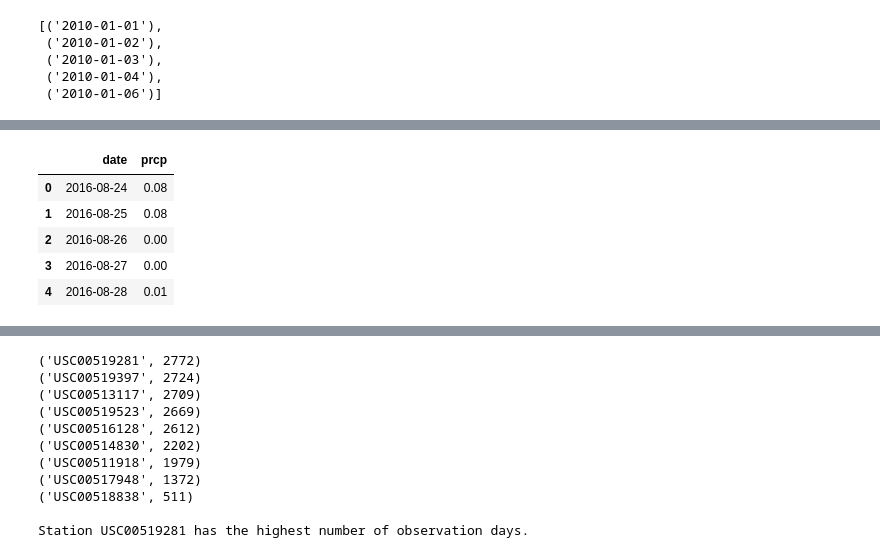
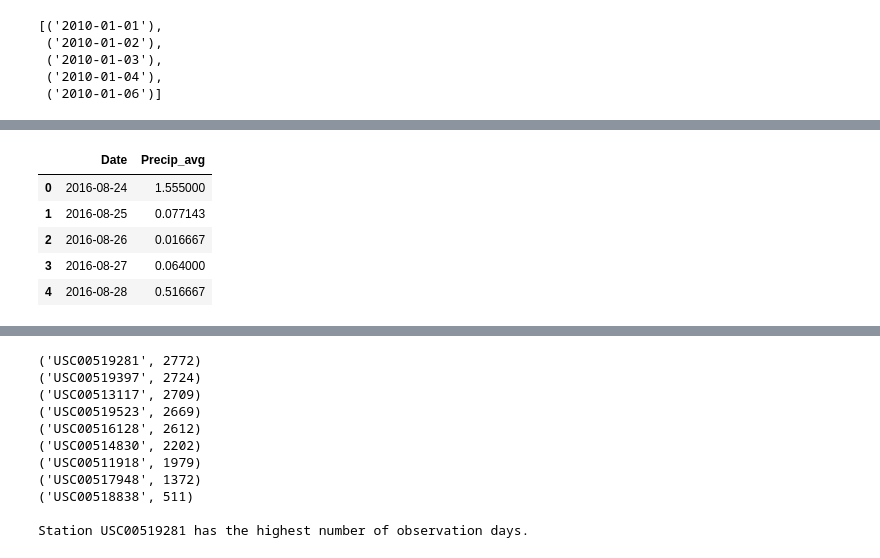
Before and after one commit to saguaroland1939/sqlalchemy-challenge, a Jupyter notebook: Vacation_forecast.ipynb, the cells around one changed output, grey strips where cells are left out. Saved outputs shown, nothing was run; the diff lists cells and outputs as text; code cells hidden in the pictures.

```diff
--- a/Vacation_forecast.ipynb
+++ b/Vacation_forecast.ipynb
@@ -113,23 +133,32 @@ year_ago = datetime_obj - dt.timedelta(days = 365)
 # %%
-# Get date and precipitation over last year of data.
-results = session.query(Measurement.date, Measurement.prcp).filter(Measurement.date >= year_ago).all()
+# Get average observed precipitation for each day over last year of data.
 
-# Convert results to Pandas DataFrame.
-precip_df = pd.DataFrame(results)
+# Getting the same data using ORM instead of read_sql.
+
+#Because there are multiple readings per day, group data by day and aggregate to average.
+results = session.query(func.min(Measurement.date), func.avg(Measurement.prcp)).\
+filter(Measurement.date >= year_ago).group_by(Measurement.date)
+
+# Parse results into 2 lists.
+dates = [result[0] for result in results]
+p_obs = [result[1] for result in results]
+
+# Convert list of dictionaries into Pandas DataFrame.
+precip_df = pd.DataFrame({"Date": dates, "Precip_avg": p_obs})
 
 # Set df index to date column.
-precip_df.set_index('date')
+precip_df.set_index('Date')
 
 # Sort df by date.
 precip_df.sort_index()
 
 precip_df.head()
 # %% [output]
-|  | date | prcp |
-| 0 | 2016-08-24 | 0.08 |
-| 1 | 2016-08-25 | 0.08 |
-| 2 | 2016-08-26 | 0.00 |
-| 3 | 2016-08-27 | 0.00 |
-| 4 | 2016-08-28 | 0.01 |
+|  | Date | Precip_avg |
+| 0 | 2016-08-24 | 1.555000 |
+| 1 | 2016-08-25 | 0.077143 |
+| 2 | 2016-08-26 | 0.016667 |
+| 3 | 2016-08-27 | 0.064000 |
+| 4 | 2016-08-28 | 0.516667 |
 # %%
 # Plot precipitation by day for last year of data.
```
Also changed, not shown: parts of 14 cells of this notebook, 1 other file.
